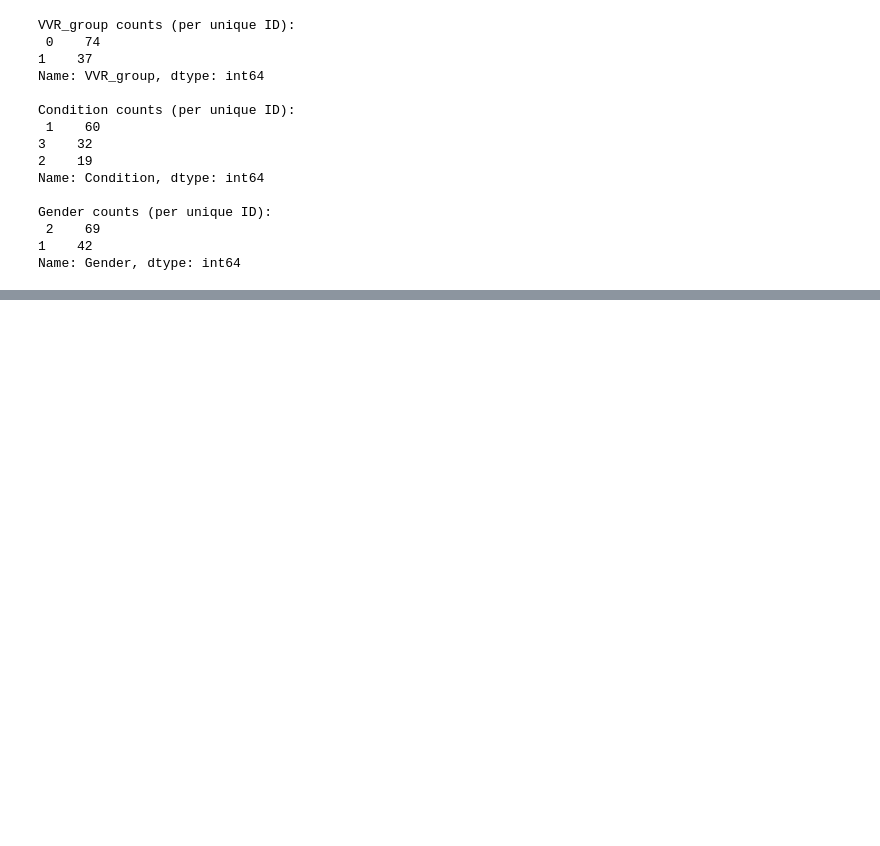
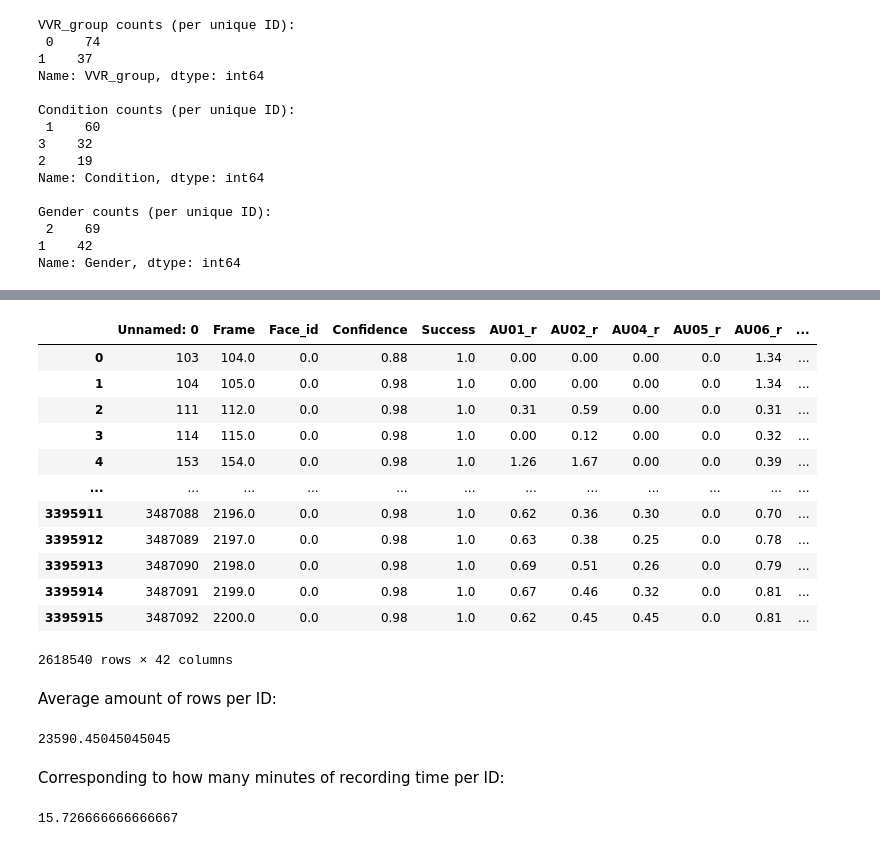
Before and after one commit to DionneSpaltman/predicting_VVR, a Jupyter notebook: processing/04_descriptives.ipynb, the cells around one changed output, grey strips where cells are left out. Saved outputs shown, nothing was run; the diff lists cells and outputs as text; code cells hidden in the pictures; blank space fills up the shorter version.

```diff
--- a/processing/04_descriptives.ipynb
+++ b/processing/04_descriptives.ipynb
@@ -76,0 +105,35 @@ Name: Gender, dtype: int64
+# %%
+# List of IDs to filter
+id_list = [80, 87, 78, 92, 38, 129, 95, 118, 49, 94, 39, 93, 79, 81, 48, 119, 114, 57, 146, 113, 50, 45, 106, 42, 101, 74, 130, 73, 99, 66, 33, 125, 61, 34, 122, 43, 100, 44, 107, 112, 51, 115, 140, 35, 60, 123, 32, 98, 124, 131, 72, 136, 75, 46, 41, 102, 142, 117, 54, 145, 53, 65, 30, 62, 37, 121, 134, 77, 88, 133, 67, 111, 144, 52, 116, 143, 40, 103, 47, 104, 132, 71, 135, 76, 36, 63, 120, 31, 64, 127, 91, 69, 96, 29, 83, 84, 138, 58, 85, 139, 82, 28, 97, 68, 59, 108, 25, 23, 24, 26, 27]
+
+# Filter the DataFrame to include only rows with IDs in the specified list
+filtered_action_units = action_units[action_units['ID'].isin(id_list)]
+
+# Display the filtered DataFrame
+display(filtered_action_units)
+# %% [output]
+|  | Unnamed: 0 | Frame | Face_id | Confidence | Success | AU01_r | AU02_r | AU04_r | AU05_r | AU06_r | ... |
+| 0 | 103 | 104.0 | 0.0 | 0.88 | 1.0 | 0.00 | 0.00 | 0.00 | 0.0 | 1.34 | ... |
+| 1 | 104 | 105.0 | 0.0 | 0.98 | 1.0 | 0.00 | 0.00 | 0.00 | 0.0 | 1.34 | ... |
+| 2 | 111 | 112.0 | 0.0 | 0.98 | 1.0 | 0.31 | 0.59 | 0.00 | 0.0 | 0.31 | ... |
+| 3 | 114 | 115.0 | 0.0 | 0.98 | 1.0 | 0.00 | 0.12 | 0.00 | 0.0 | 0.32 | ... |
+| 4 | 153 | 154.0 | 0.0 | 0.98 | 1.0 | 1.26 | 1.67 | 0.00 | 0.0 | 0.39 | ... |
+| ... | ... | ... | ... | ... | ... | ... | ... | ... | ... | ... | ... |
+| 3395911 | 3487088 | 2196.0 | 0.0 | 0.98 | 1.0 | 0.62 | 0.36 | 0.30 | 0.0 | 0.70 | ... |
+| 3395912 | 3487089 | 2197.0 | 0.0 | 0.98 | 1.0 | 0.63 | 0.38 | 0.25 | 0.0 | 0.78 | ... |
+| 3395913 | 3487090 | 2198.0 | 0.0 | 0.98 | 1.0 | 0.69 | 0.51 | 0.26 | 0.0 | 0.79 | ... |
+| 3395914 | 3487091 | 2199.0 | 0.0 | 0.98 | 1.0 | 0.67 | 0.46 | 0.32 | 0.0 | 0.81 | ... |
+| 3395915 | 3487092 | 2200.0 | 0.0 | 0.98 | 1.0 | 0.62 | 0.45 | 0.45 | 0.0 | 0.81 | ... |
+2618540 rows × 42 columns
+# %% [markdown]
+Average amount of rows per ID:
+# %%
+print(2618540 / 111 )
+# %% [output]
+23590.45045045045
+# %% [markdown]
+Corresponding to how many minutes of recording time per ID:
+# %%
+print(23590/60/25)
+# %% [output]
+15.726666666666667
```
Also changed, not shown: parts of 8 cells of this notebook, 6 other files.
